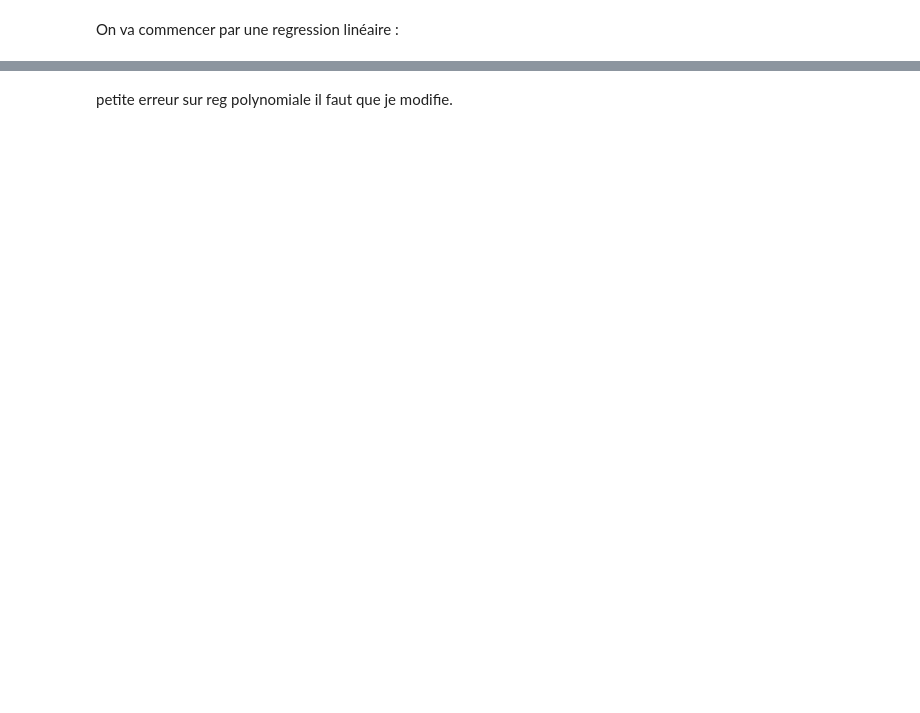
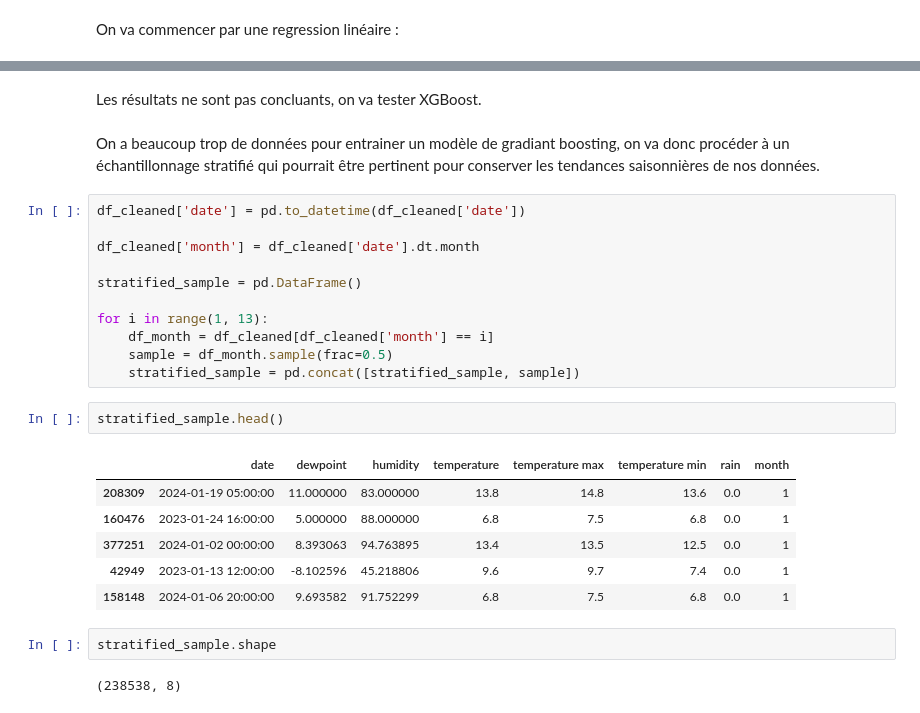
Before and after one commit to Marwankhairallah/TER, a Jupyter notebook: predictions_v2.ipynb, the cells around one changed output, grey strips where cells are left out. Cells and saved outputs as stored; diff of their text form; blank space fills up the shorter version.

```diff
--- a/predictions_v2.ipynb
+++ b/predictions_v2.ipynb
@@ -598,2 +457,28 @@ Degré 3:
-# %% [markdown]
-petite erreur sur reg polynomiale il faut que je modifie.
+# %% [markdown]
+Les résultats ne sont pas concluants, on va tester XGBoost.
+# %% [markdown]
+On a beaucoup trop de données pour entrainer un modèle de gradiant boosting, on va donc procéder à un échantillonnage stratifié qui pourrait être pertinent pour conserver les tendances saisonnières de nos données.
+# %%
+df_cleaned['date'] = pd.to_datetime(df_cleaned['date'])
+
+df_cleaned['month'] = df_cleaned['date'].dt.month
+
+stratified_sample = pd.DataFrame()
+
+for i in range(1, 13):
+    df_month = df_cleaned[df_cleaned['month'] == i]
+    sample = df_month.sample(frac=0.5)
+    stratified_sample = pd.concat([stratified_sample, sample])
+# %%
+stratified_sample.head()
+# %% [output]
+|  | date | dewpoint | humidity | temperature | temperature max | temperature min | rain | month |
+| 208309 | 2024-01-19 05:00:00 | 11.000000 | 83.000000 | 13.8 | 14.8 | 13.6 | 0.0 | 1 |
+| 160476 | 2023-01-24 16:00:00 | 5.000000 | 88.000000 | 6.8 | 7.5 | 6.8 | 0.0 | 1 |
+| 377251 | 2024-01-02 00:00:00 | 8.393063 | 94.763895 | 13.4 | 13.5 | 12.5 | 0.0 | 1 |
+| 42949 | 2023-01-13 12:00:00 | -8.102596 | 45.218806 | 9.6 | 9.7 | 7.4 | 0.0 | 1 |
+| 158148 | 2024-01-06 20:00:00 | 9.693582 | 91.752299 | 6.8 | 7.5 | 6.8 | 0.0 | 1 |
+# %%
+stratified_sample.shape
+# %% [output]
+(238538, 8)
```
Also changed, not shown: parts of 15 cells of this notebook.
